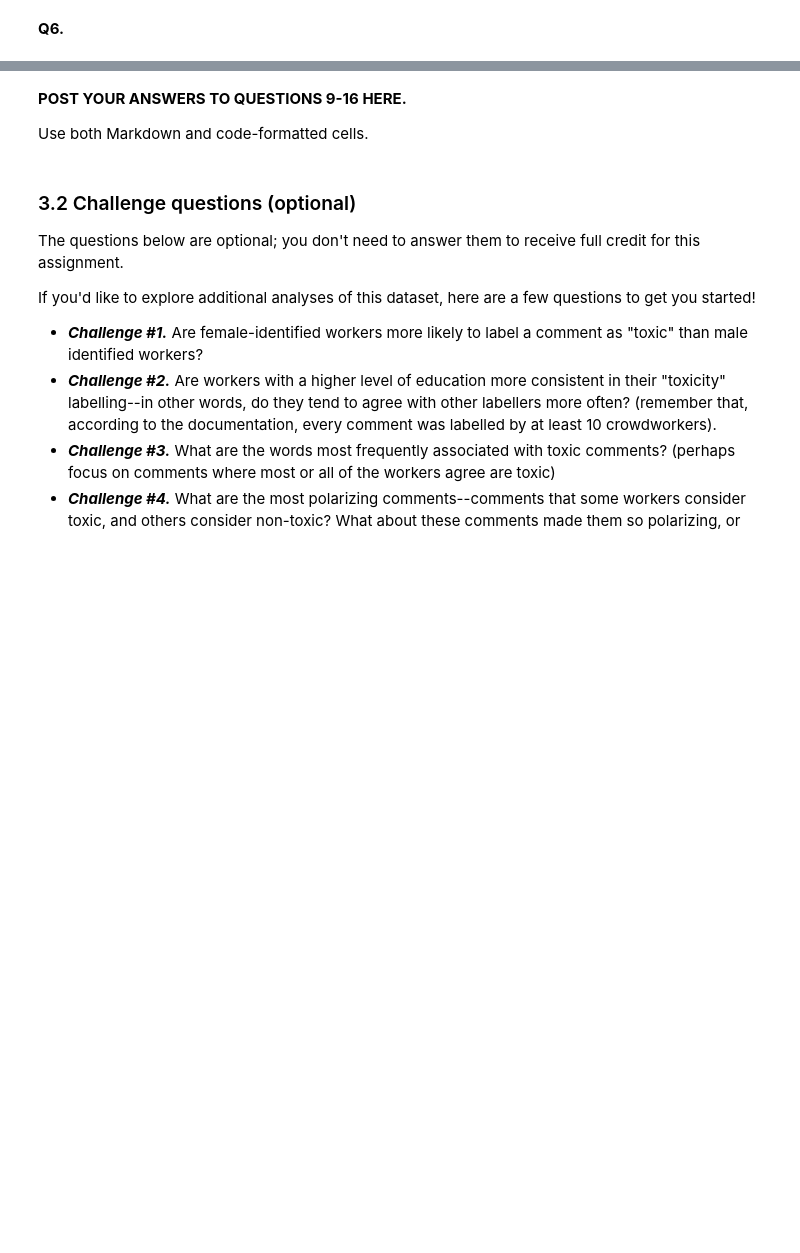
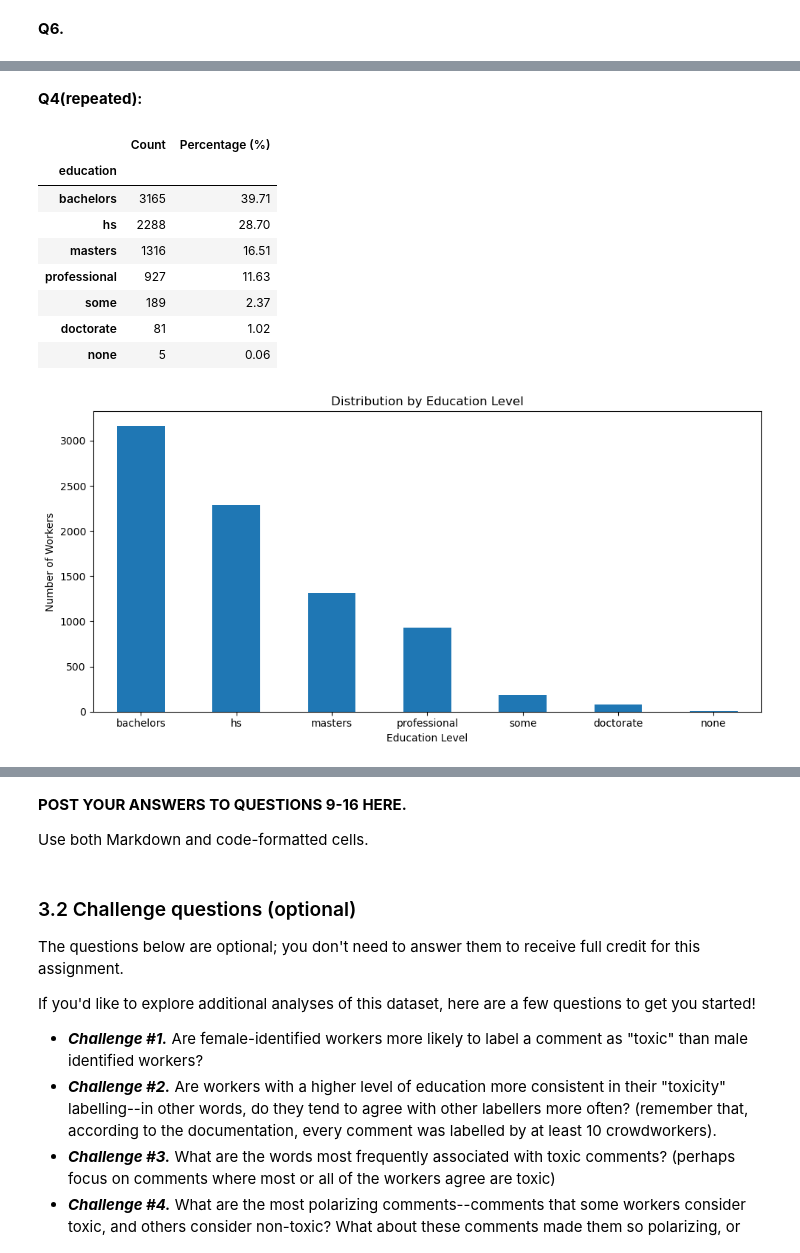
Before and after one commit to samantha0scalia/hcde-410, a Jupyter notebook: A2/hcde410-a2.ipynb, the cells around one changed output, grey strips where cells are left out. Drawn from its saved outputs; the diff is of its cells as text; code cells hidden in the pictures; blank space fills up the shorter version.

```diff
--- a/A2/hcde410-a2.ipynb
+++ b/A2/hcde410-a2.ipynb
@@ -625,0 +798,40 @@ The age group field has 112 missing values which is 1.94% of the rows. While thi
+# %% [markdown]
+**Q4(repeated):**
+# %%
+
+education_counts = (
+    df["education"]
+    .fillna("Unknown")
+    .value_counts()
+)
+
+education_table = pd.DataFrame({
+    "Count": education_counts,
+    "Percentage (%)": (
+        education_counts / education_counts.sum() * 100
+    ).round(2)
+})
+
+display(education_table)
+
+education_counts.plot(
+    kind="bar",
+    title="Distribution by Education Level",
+    ylabel="Number of Workers",
+    xlabel="Education Level",
+    figsize=(10, 5),
+    rot=0
+)
+plt.tight_layout()
+plt.show()
+# %% [output]
+|  | Count | Percentage (%) |
+| education |  |  |
+| bachelors | 3165 | 39.71 |
+| hs | 2288 | 28.70 |
+| masters | 1316 | 16.51 |
+| professional | 927 | 11.63 |
+| some | 189 | 2.37 |
+| doctorate | 81 | 1.02 |
+| none | 5 | 0.06 |
+[figure, added]
```
Also changed, not shown: parts of 16 cells of this notebook.
